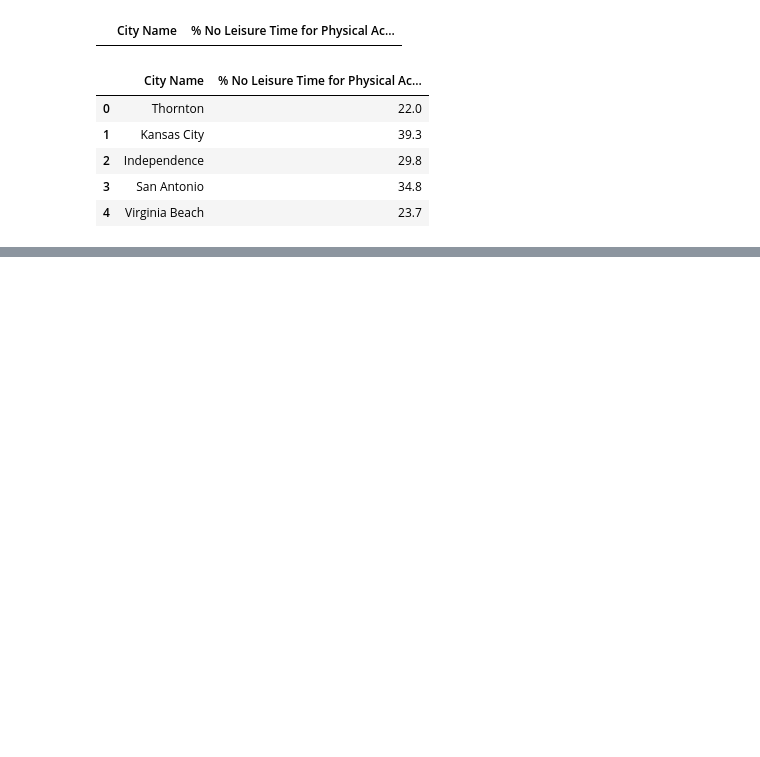
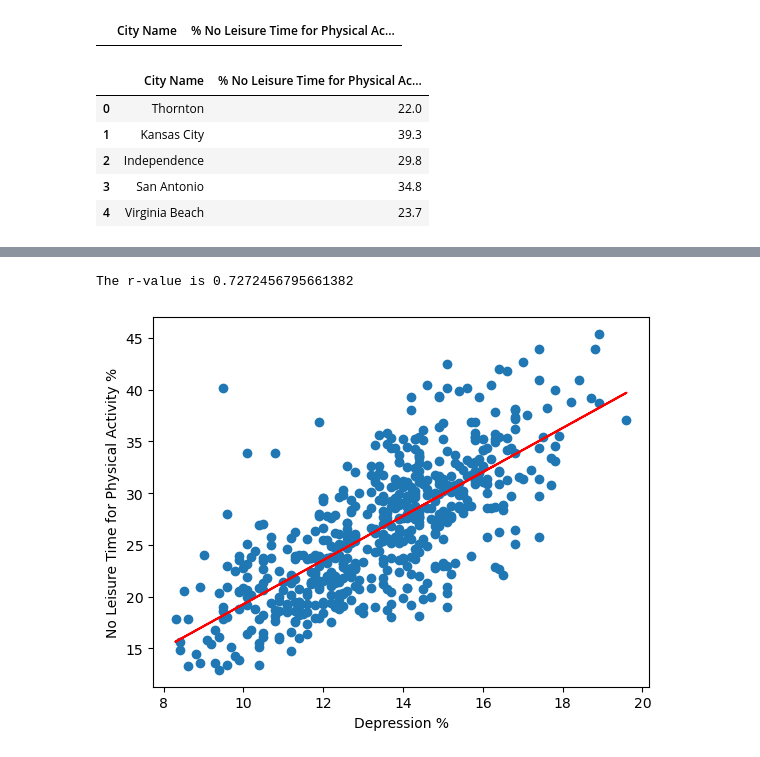
Before and after one commit to LanNguyen135/Group2, a Jupyter notebook: Esther.ipynb, the cells around one changed output, grey strips where cells are left out. Saved outputs shown, nothing was run; the diff lists cells and outputs as text; code cells hidden in the pictures; blank space fills up the shorter version.

```diff
--- a/Esther.ipynb
+++ b/Esther.ipynb
@@ -119,0 +178,20 @@ depression_physical_activity_df.head()
+# %%
+#Building a scatter plot and linear regression for depression values and % No Leisure Time for physical Activity
+x_values = complete_df["Value"]
+y_values = complete_df["% No Leisure Time for Physical Activity"]
+
+#linear regression
+slope, intercept, rvalue, pvalue, stderr = linregress(x_values, y_values)
+regress_values = x_values*slope + intercept
+plt.plot(x_values, regress_values, 'r')
+
+plt.scatter(x_values, y_values)
+plt.xlabel("Depression %")
+plt.ylabel("No Leisure Time for Physical Activity %")
+
+#show plot
+print(f"The r-value is {rvalue}")
+plt.show()
+# %% [output]
+The r-value is 0.7272456795661382
+[figure, added]
```
Also changed, not shown: parts of 14 cells of this notebook.
